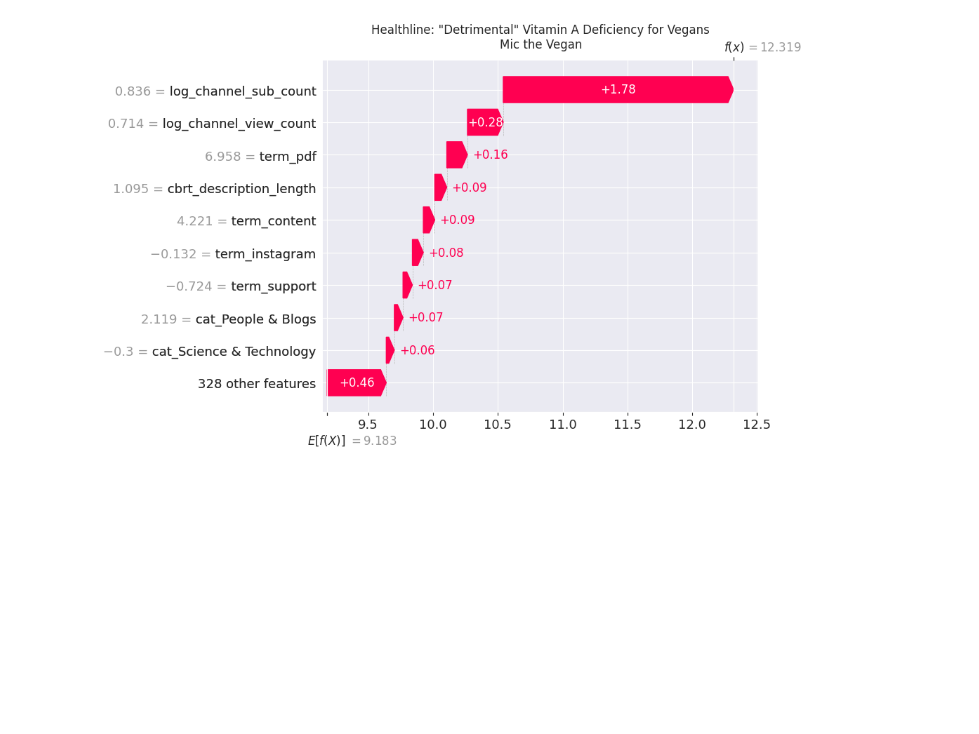
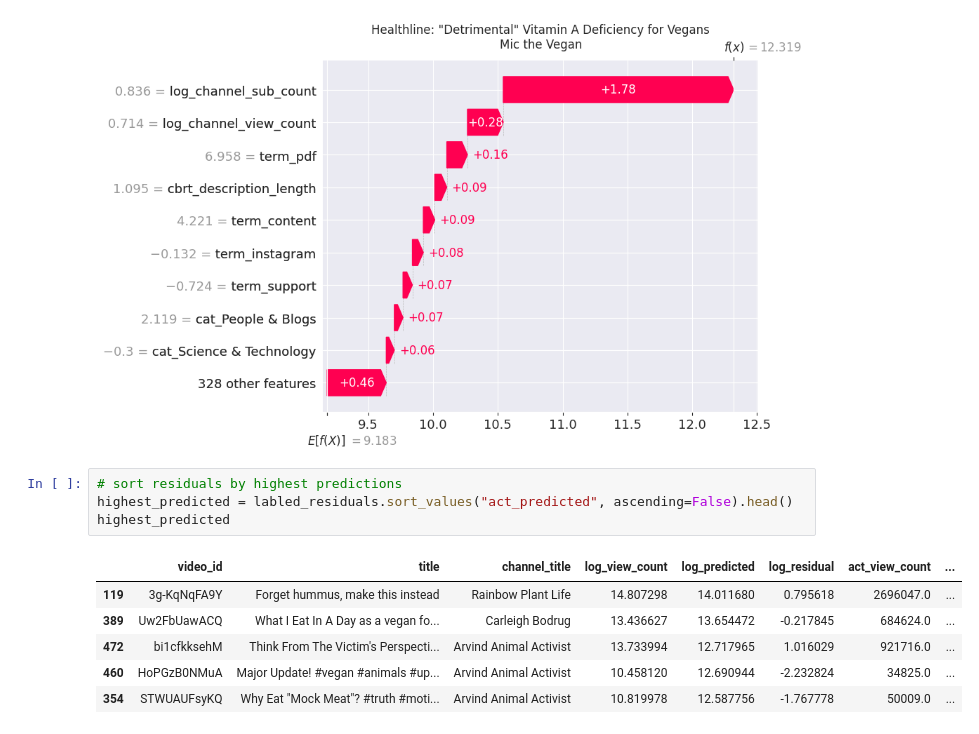
Before and after one commit to gh4rris/vegan_youtube, a Jupyter notebook: 04_modeling_dt_rf.ipynb, the cells around one changed output. Saved outputs shown, nothing was run; the diff lists cells and outputs as text; blank space fills up the shorter version.

```diff
--- a/04_modeling_dt_rf.ipynb
+++ b/04_modeling_dt_rf.ipynb
@@ -365,3 +365,14 @@ for i in labled_residuals_negative.index:
 [figure]
 [figure]
 [figure]
+# %%
+# sort residuals by highest predictions
+highest_predicted = labled_residuals.sort_values("act_predicted", ascending=False).head()
+highest_predicted
+# %% [output]
+|  | video_id | title | channel_title | log_view_count | log_predicted | log_residual | act_view_count | ... |
+| 119 | 3g-KqNqFA9Y | Forget hummus, make this instead | Rainbow Plant Life | 14.807298 | 14.011680 | 0.795618 | 2696047.0 | ... |
+| 389 | Uw2FbUawACQ | What I Eat In A Day as a vegan fo... | Carleigh Bodrug | 13.436627 | 13.654472 | -0.217845 | 684624.0 | ... |
+| 472 | bi1cfkksehM | Think From The Victim's Perspecti... | Arvind Animal Activist | 13.733994 | 12.717965 | 1.016029 | 921716.0 | ... |
+| 460 | HoPGzB0NMuA | Major Update! #vegan #animals #up... | Arvind Animal Activist | 10.458120 | 12.690944 | -2.232824 | 34825.0 | ... |
+| 354 | STWUAUFsyKQ | Why Eat "Mock Meat"? #truth #moti... | Arvind Animal Activist | 10.819978 | 12.587756 | -1.767778 | 50009.0 | ... |
```
Also changed, not shown: parts of 6 cells of this notebook, 7 other files.
